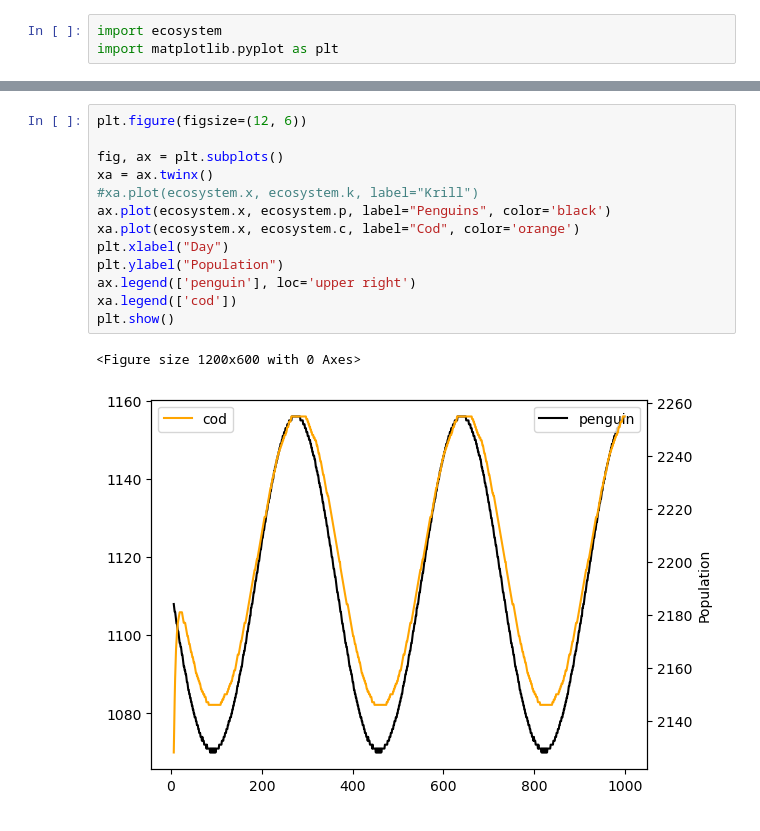
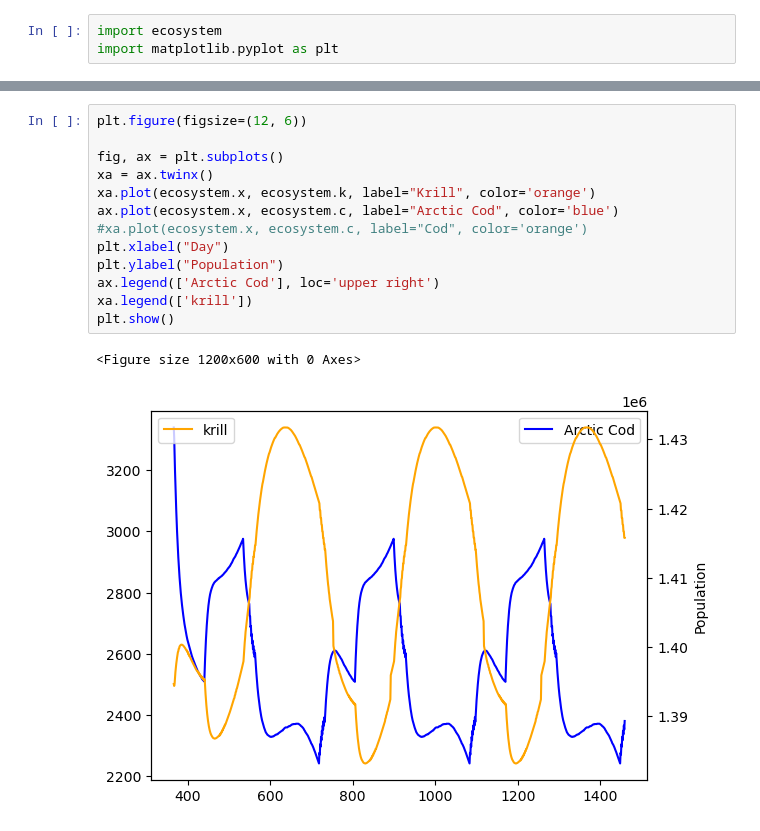
Before and after one commit to anthonyjk/invasive-species-model, a Jupyter notebook: visual.ipynb, the cells around one changed output, grey strips where cells are left out. Drawn from its saved outputs; the diff is of its cells as text.

Commit message:
Finished basic ecosystem setup

```diff
--- a/visual.ipynb
+++ b/visual.ipynb
@@ -6,16 +24,16 @@ ecosystem.run()
 # %%
 plt.figure(figsize=(12, 6))
 
 fig, ax = plt.subplots()
 xa = ax.twinx()
-#xa.plot(ecosystem.x, ecosystem.k, label="Krill")
-ax.plot(ecosystem.x, ecosystem.p, label="Penguins", color='black')
-xa.plot(ecosystem.x, ecosystem.c, label="Cod", color='orange')
+xa.plot(ecosystem.x, ecosystem.k, label="Krill", color='orange')
+ax.plot(ecosystem.x, ecosystem.c, label="Arctic Cod", color='blue')
+#xa.plot(ecosystem.x, ecosystem.c, label="Cod", color='orange')
 plt.xlabel("Day")
 plt.ylabel("Population")
-ax.legend(['penguin'], loc='upper right')
-xa.legend(['cod'])
+ax.legend(['Arctic Cod'], loc='upper right')
+xa.legend(['krill'])
 plt.show()
 # %% [output]
 <Figure size 1200x600 with 0 Axes>
-[figure, old version]
+[figure, new version]
```
Also changed, not shown: parts of 2 cells of this notebook, 1 other file.
